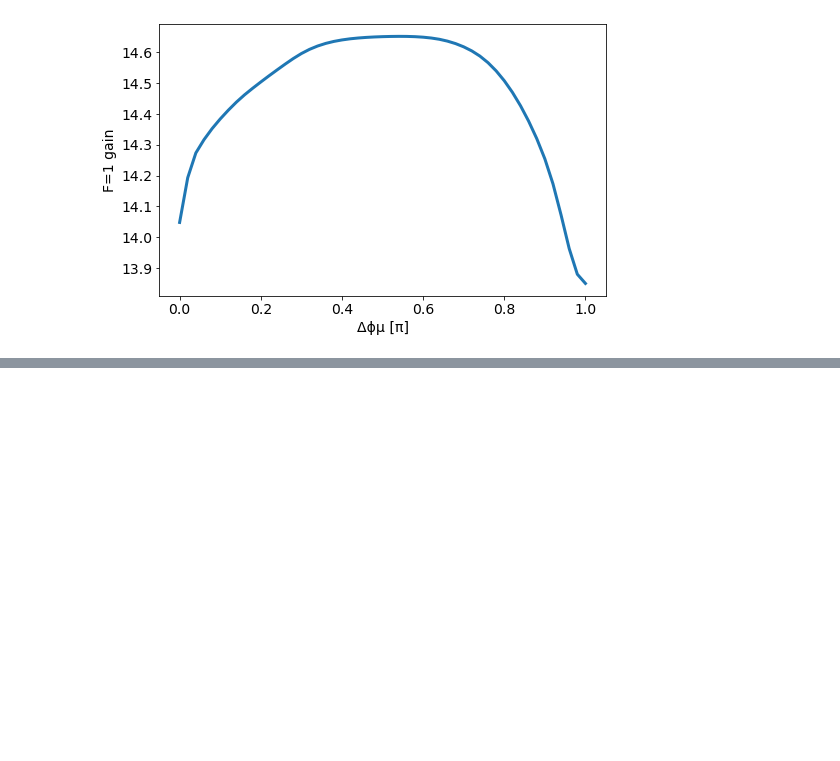
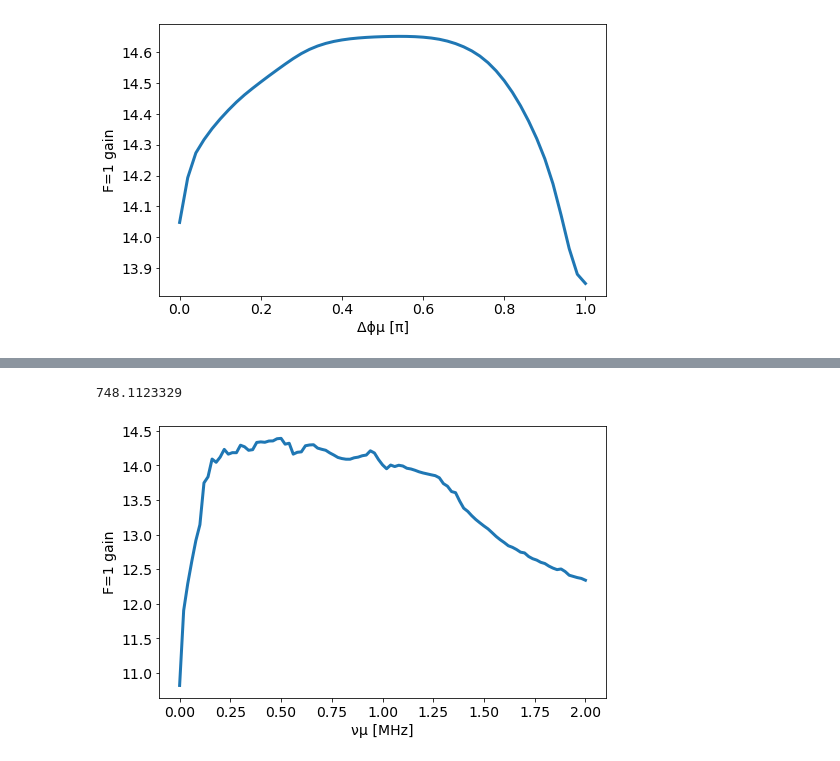
Before and after one commit to ograsdijk/optical-bloch, a Jupyter notebook: with microwaves/P2 F2 RC.ipynb, the cells around one changed output, grey strips where cells are left out. Drawn from its saved outputs; the diff is of its cells as text; code cells hidden in the pictures; blank space fills up the shorter version.

```diff
--- a/with microwaves/P2 F2 RC.ipynb
+++ b/with microwaves/P2 F2 RC.ipynb
@@ -993,0 +1031,23 @@ set_fontsize(ax, 14)
+# %%
+# Main.eval("pbar.counter = 0")
+# Main.eval("pbar.n = size(params)[1]")
+Main.eval("""
+@time sim = solve(ens_prob, Tsit5(), EnsembleDistributed(), save_start = true, save_end = true,
+            save_everystep = true; trajectories = size(params)[1], dt = 1e-9, adaptive=true,
+            abstol = 1e-7, reltol = 1e-4)
+sim.elapsedTime
+""")
+# %% [output]
+748.1123329
+# %%
+results_νμ = np.array(Main.eval("sim.u"))
+# %%
+fig, ax = plt.subplots(figsize = (8,5))
+
+ax.plot(Main.params/1e6, results_νμ[:,1:4].sum(axis = 1)/np.diag(ρ_ini.real)[1:4].sum(), lw = 3)
+ax.set_xlabel('νμ [MHz]')
+ax.set_ylabel('F=1 gain')
+
+set_fontsize(ax, 14)
+# %% [output]
+[figure, added]
```
Also changed, not shown: parts of 9 cells of this notebook.
